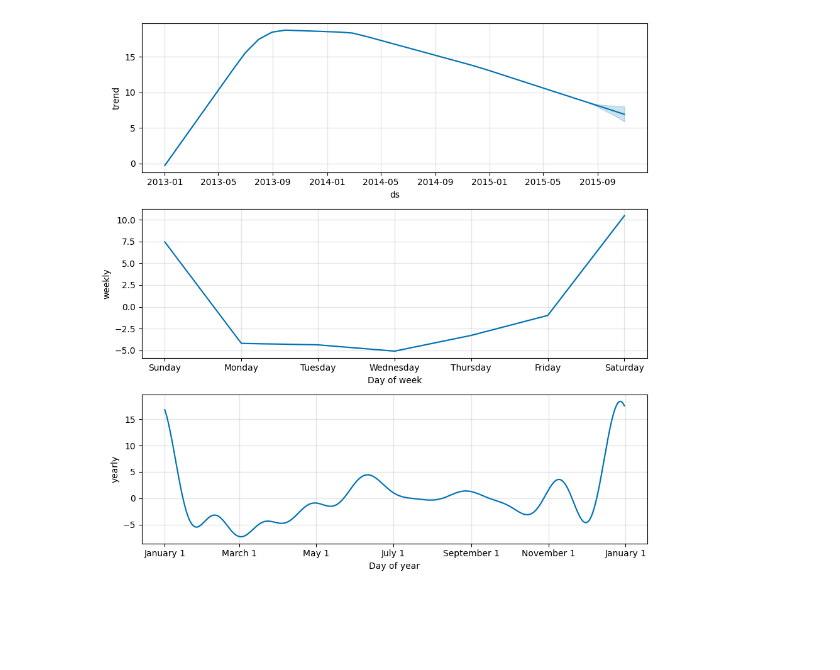
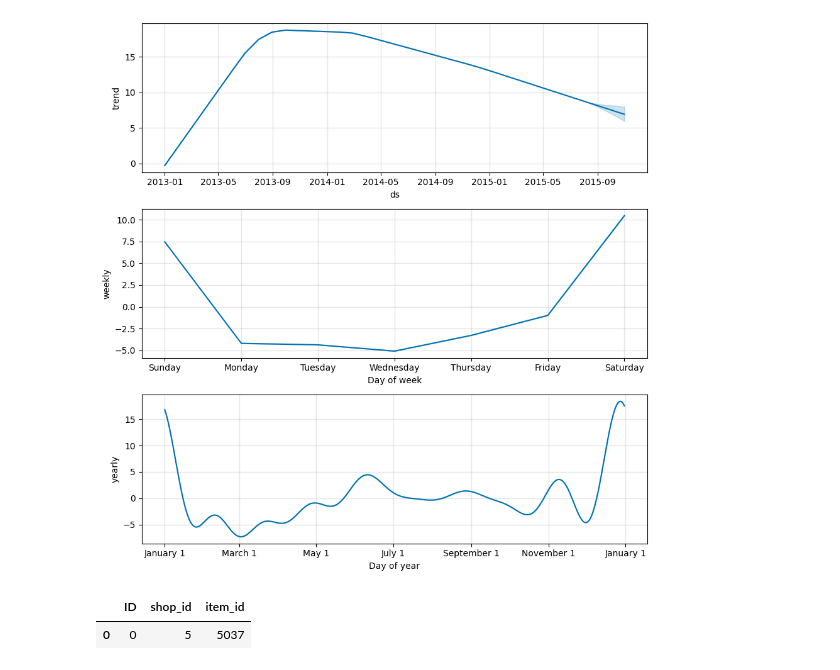
Before and after one commit to naveen-malla/Kaggle-Projects, a Jupyter notebook: Predict Future Sales/predict.ipynb, the cells around one changed output. Saved outputs shown, nothing was run; the diff lists cells and outputs as text; code cells hidden in the pictures; blank space fills up the shorter version.

Commit message:
add code for predicting multiple shop item sales

```diff
--- a/Predict Future Sales/predict.ipynb
+++ b/Predict Future Sales/predict.ipynb
@@ -430,0 +428,6 @@ model_prophet.plot_components(forecast)
+# %%
+sales_test = pd.read_csv('Data/test2.csv')
+sales_test.head()
+# %% [output]
+|  | ID | shop_id | item_id |
+| 0 | 0 | 5 | 5037 |
```
Also changed, not shown: parts of 6 cells of this notebook.
